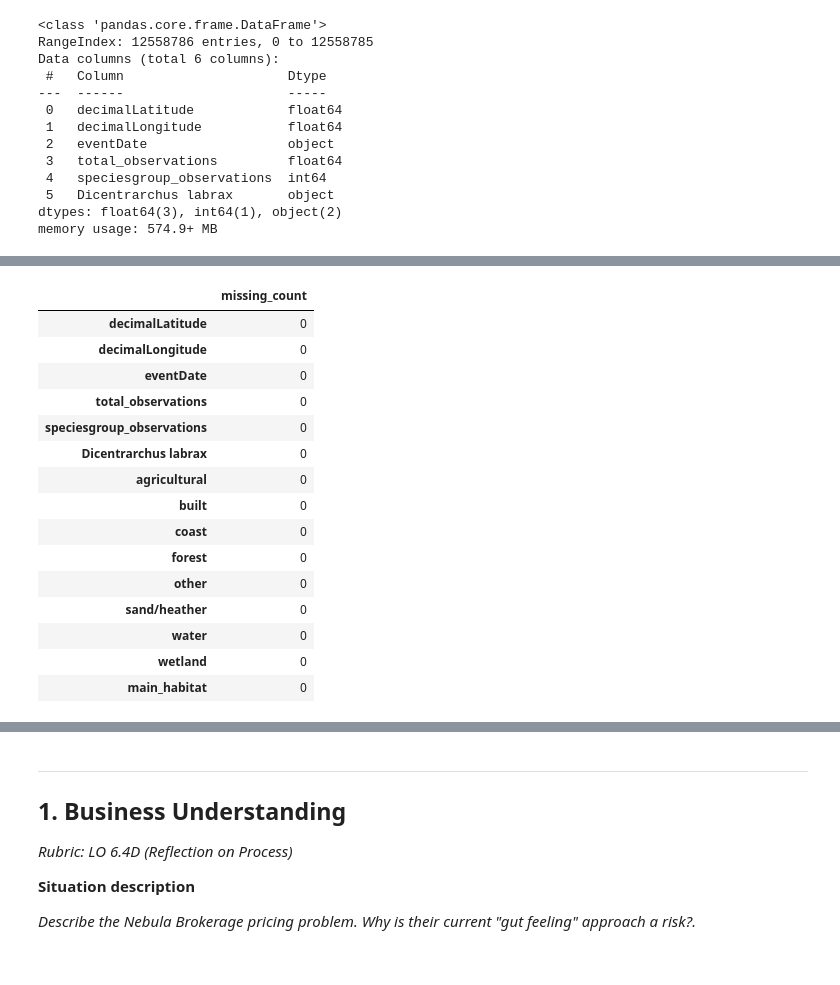
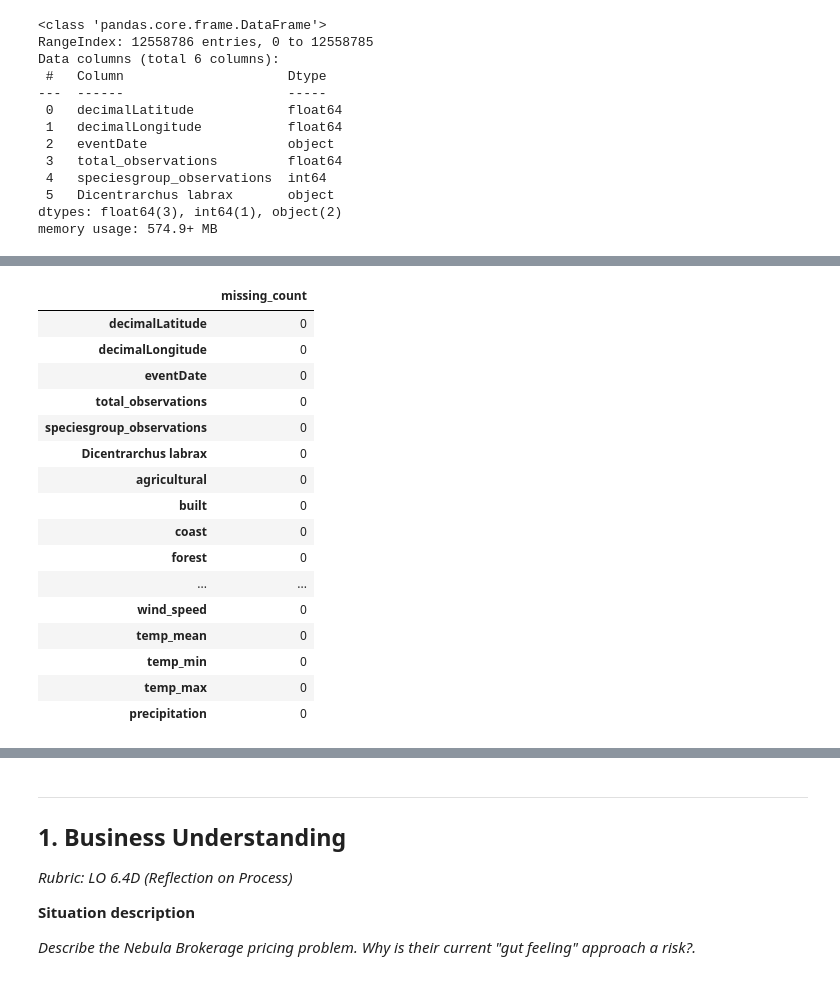
Before and after one commit to XueHu2222/DSAI, a Jupyter notebook: assignment_template_it1.ipynb, the cells around one changed output, grey strips where cells are left out. Saved outputs shown, nothing was run; the diff lists cells and outputs as text; code cells hidden in the pictures.

Commit message:
Add external weather dataset and few visual charts

```diff
--- a/assignment_template_it1.ipynb
+++ b/assignment_template_it1.ipynb
@@ -19,9 +19,23 @@ import pandas as pd
 import numpy as np
 import seaborn as sns
 import matplotlib.pyplot as plt
+pd.set_option('display.float_format', '{:.4f}'.format)
 # %% [markdown]
 **Load dataset(s)**
 # %%
 # CODE CELL: import the necessary dataset(s) for this iteration
 df_observation = pd.read_csv("./data/Dicentrarchus labrax.csv", low_memory=False)
 df_habitats = pd.read_csv("./data/habitats_cbs_2022.csv")
+
+df_weather = pd.read_csv("./data/weather.csv", comment='#')
+# %%
+df_weather[["FG", "TG", "TN", "TX", "RH"]] = df_weather[["FG", "TG", "TN", "TX", "RH"]] / 10
+df_weather["date"] = pd.to_datetime(df_weather["YYYYMMDD"], format="%Y%m%d")
+df_weather = df_weather.rename(columns={
+    "FG": "wind_speed",
+    "TG": "temp_mean",
+    "TN": "temp_min",
+    "TX": "temp_max",
+    "RH": "precipitation"
+})
+df_weather.head()
@@ -65,9 +86,20 @@ df_observation.describe()
 # %%
-df_merged = pd.merge(
+df_observation['eventDate'] = pd.to_datetime(df_observation['eventDate'])
+
+df_obs_habitat = pd.merge(
     df_observation,
     df_habitats,
     on=['decimalLatitude', 'decimalLongitude'],
     how='left'
 )
 
-# df_merged["Dicentrarchus labrax"] = pd.to_numeric(df_merged["Dicentrarchus labrax"], errors="coerce")
+
+df_obs_habitat_weather = df_obs_habitat.merge(
+    df_weather,
+    left_on='eventDate',
+    right_on='date',
+    how='left'
+)
+
+df_obs_habitat_weather = df_obs_habitat_weather.drop(columns=['STN', 'YYYYMMDD', 'date'])
+df_obs_habitat_weather.head()
@@ -74,9 +113,9 @@ df_merged = pd.merge(
 # %%
 # CODE CELL: Missing values in the merged dataset
-df_missing = df_merged[df_merged.isnull().any(axis=1)]
+df_missing = df_obs_habitat_weather[df_obs_habitat_weather.isnull().any(axis=1)]
 display(df_missing)
 
-df_clean = df_merged.dropna(subset=['agricultural'], how='all')
+df_clean = df_obs_habitat_weather.dropna(subset=['agricultural'], how='all')
 display(df_clean.isnull().sum().to_frame(name='missing_count'))
 # %% [output]
 |  | decimalLatitude | decimalLongitude | eventDate | total_observations | speciesgroup_observations | ... |
@@ -99,16 +138,17 @@ display(df_clean.isnull().sum().to_frame(name='missing_count'))
 |  | missing_count |
 | decimalLatitude | 0 |
 | decimalLongitude | 0 |
 | eventDate | 0 |
 | total_observations | 0 |
 | speciesgroup_observations | 0 |
 | Dicentrarchus labrax | 0 |
 | agricultural | 0 |
 | built | 0 |
 | coast | 0 |
 | forest | 0 |
-| other | 0 |
-| sand/heather | 0 |
-| water | 0 |
-| wetland | 0 |
-| main_habitat | 0 |
+| ... | ... |
+| wind_speed | 0 |
+| temp_mean | 0 |
+| temp_min | 0 |
+| temp_max | 0 |
+| precipitation | 0 |
```
Also changed, not shown: parts of 9 cells of this notebook, 1 other file.
